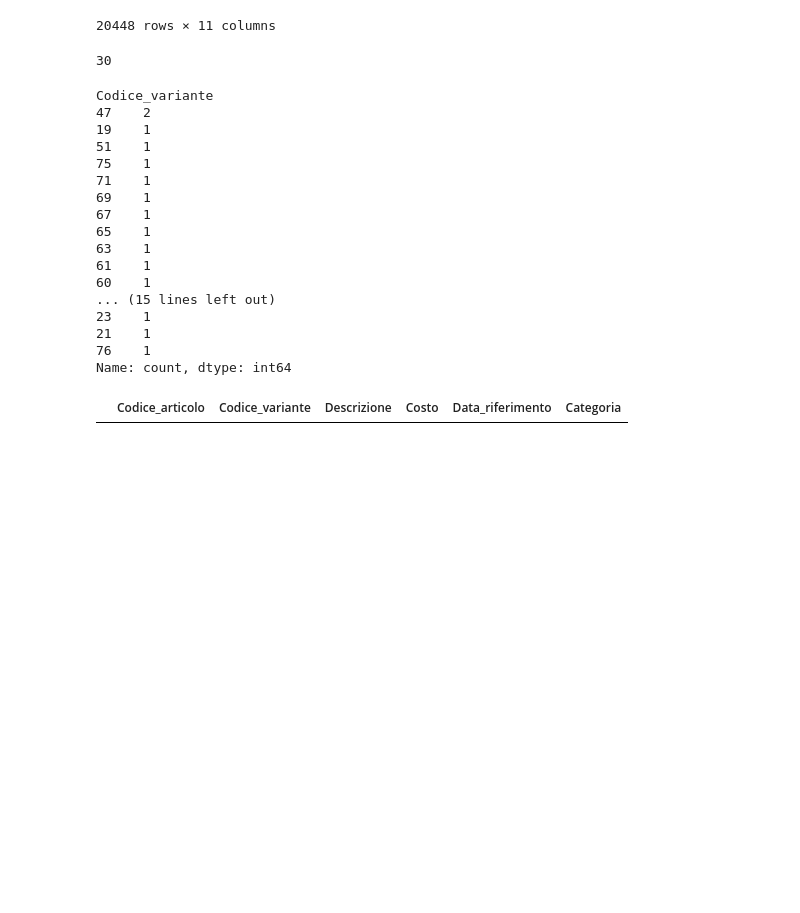
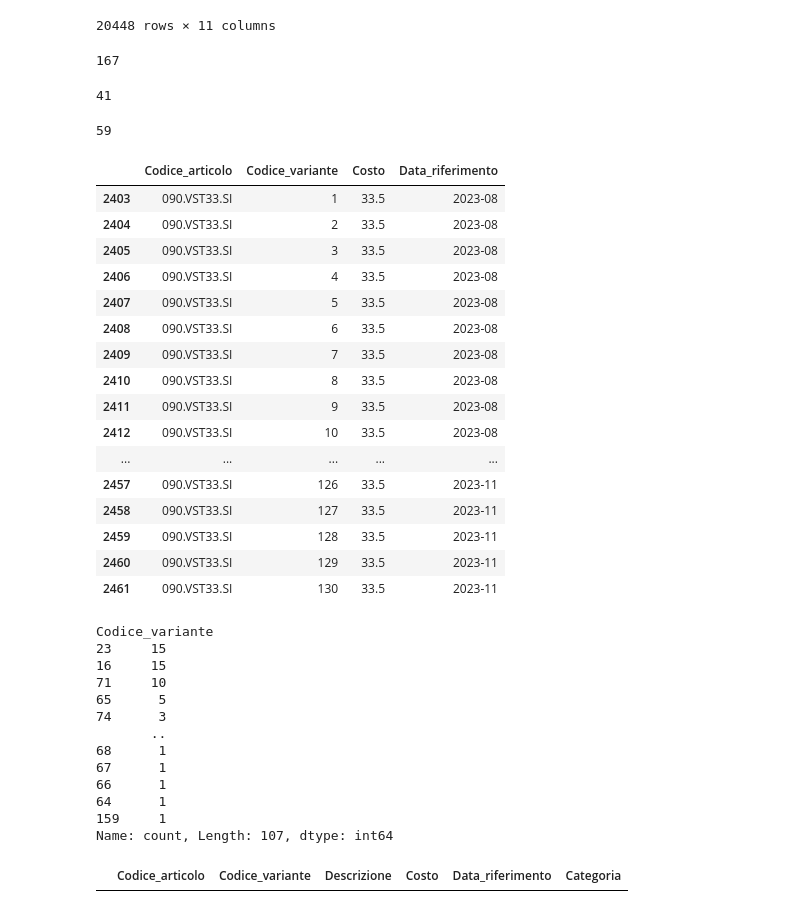
Before and after one commit to Ishikawa7/DEMO-Sales-Data-Analysis-and-Price-List-Management-System, a Jupyter notebook: vista_ddt_CODICI.ipynb, the cells around one changed output. Drawn from its saved outputs; the diff is of its cells as text; code cells hidden in the pictures; blank space fills up the shorter version.

```diff
--- a/vista_ddt_CODICI.ipynb
+++ b/vista_ddt_CODICI.ipynb
@@ -56,8 +56,36 @@ df_ddt
 | 20447 | 682 | 2024-02-28 | 2024-BADDV-0000449 | CATENACCIOLO PER PORTA DOPPIA CRI... | 017.PM397 | 0 | ... |
 20448 rows × 11 columns
 # %%
-codice = "090.VSO55"#"027.101TEL.H"
+codice = "090.VST33.SI"#"027.101TEL.H"
 # %%
-len(df_ddt[(df_ddt["Codice_articolo"] == codice)])
+len(df_ddt[(df_ddt["Codice_articolo"] == codice)]) #DDT
 # %% [output]
-30
+167
+# %%
+len(df_listino[(df_listino["Codice_articolo"] == codice)]) #Listino
+# %% [output]
+41
+# %%
+len(df_listino_original[(df_listino_original["Codice_articolo"] == codice)]) #Listino
+# %% [output]
+59
+# %%
+df_listino_original[(df_listino_original["Codice_articolo"] == codice)] #Listino originale
+# %% [output]
+|  | Codice_articolo | Codice_variante | Costo | Data_riferimento |
+| 2403 | 090.VST33.SI | 1 | 33.5 | 2023-08 |
+| 2404 | 090.VST33.SI | 2 | 33.5 | 2023-08 |
+| 2405 | 090.VST33.SI | 3 | 33.5 | 2023-08 |
+| 2406 | 090.VST33.SI | 4 | 33.5 | 2023-08 |
+| 2407 | 090.VST33.SI | 5 | 33.5 | 2023-08 |
+| 2408 | 090.VST33.SI | 6 | 33.5 | 2023-08 |
+| 2409 | 090.VST33.SI | 7 | 33.5 | 2023-08 |
+| 2410 | 090.VST33.SI | 8 | 33.5 | 2023-08 |
+| 2411 | 090.VST33.SI | 9 | 33.5 | 2023-08 |
+| 2412 | 090.VST33.SI | 10 | 33.5 | 2023-08 |
+| ... | ... | ... | ... | ... |
+| 2457 | 090.VST33.SI | 126 | 33.5 | 2023-11 |
+| 2458 | 090.VST33.SI | 127 | 33.5 | 2023-11 |
+| 2459 | 090.VST33.SI | 128 | 33.5 | 2023-11 |
+| 2460 | 090.VST33.SI | 129 | 33.5 | 2023-11 |
+| 2461 | 090.VST33.SI | 130 | 33.5 | 2023-11 |
@@ -65,19 +95,15 @@ len(df_ddt[(df_ddt["Codice_articolo"] == codice)])
 df_ddt[(df_ddt["Codice_articolo"] == codice)]["Codice_variante"].value_counts()
 # %% [output]
 Codice_variante
-47    2
-19    1
-51    1
-75    1
-71    1
-69    1
-67    1
-65    1
-63    1
-61    1
-60    1
-... (15 lines left out)
-23    1
-21    1
-76    1
-Name: count, dtype: int64
+23     15
+16     15
+71     10
+65      5
+74      3
+       ..
+68      1
+67      1
+66      1
+64      1
+159     1
+Name: count, Length: 107, dtype: int64
```
Also changed, not shown: parts of 4 cells of this notebook.
